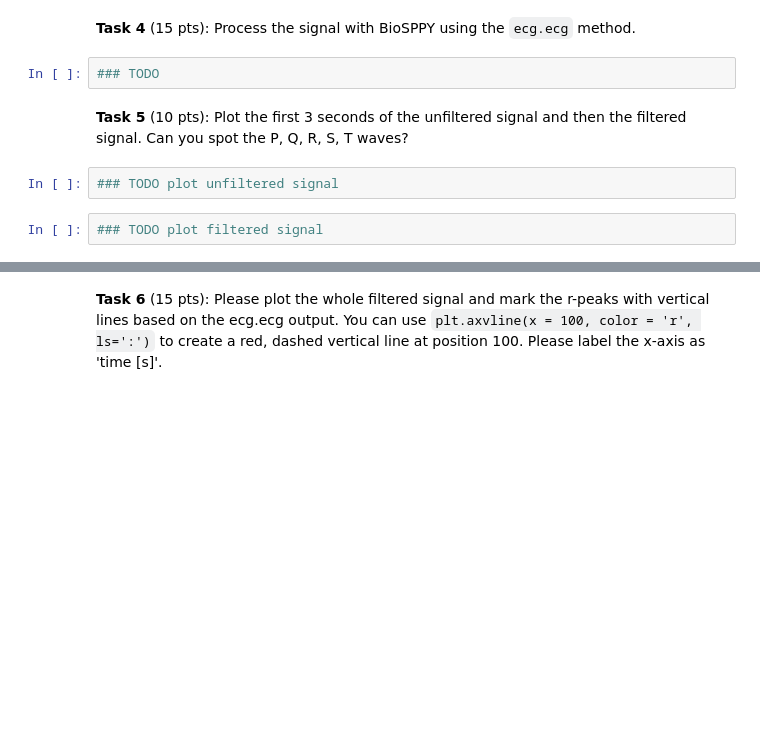
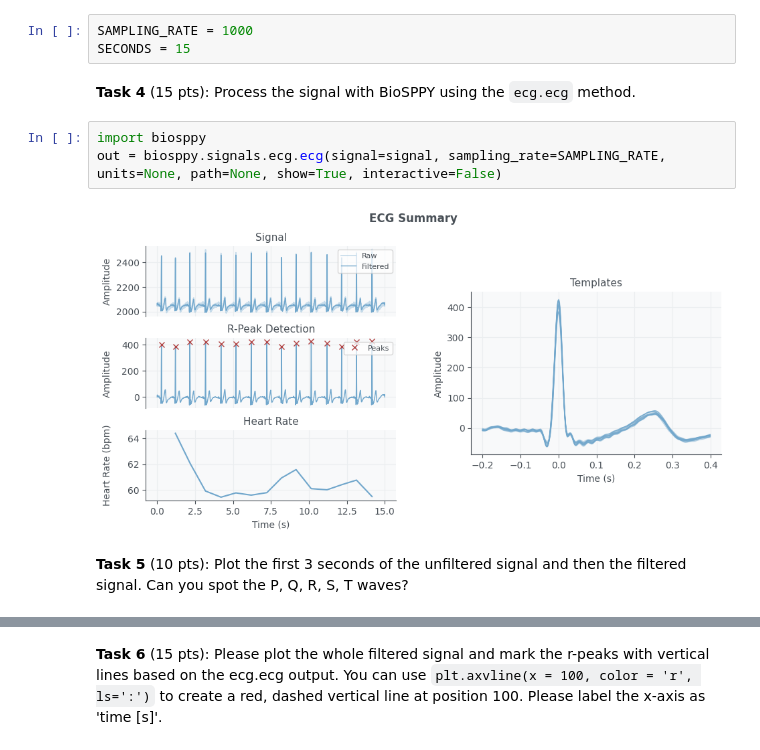
Before and after one commit to TinyZhen/cs666student, a Jupyter notebook: CS666_Assignment_1.ipynb, the cells around one changed output, grey strips where cells are left out. Drawn from its saved outputs; the diff is of its cells as text; blank space fills up the shorter version.

```diff
--- a/CS666_Assignment_1.ipynb
+++ b/CS666_Assignment_1.ipynb
@@ -25,10 +58,12 @@ SECONDS = 0 ### TODO!
+# %%
+SAMPLING_RATE = 1000
+SECONDS = 15
 # %% [markdown]
 **Task 4** (15 pts): Process the signal with BioSPPY using the `ecg.ecg` method.
-# %%
-### TODO
+# %%
+import biosppy
+out = biosppy.signals.ecg.ecg(signal=signal, sampling_rate=SAMPLING_RATE, units=None, path=None, show=True, interactive=False)
+# %% [output]
+[figure, added]
 # %% [markdown]
 **Task 5** (10 pts): Plot the first 3 seconds of the unfiltered signal and then the filtered signal. Can you spot the P, Q, R, S, T waves?
-# %%
-### TODO plot unfiltered signal
-# %%
-### TODO plot filtered signal
```
Also changed, not shown: parts of 20 cells of this notebook.
